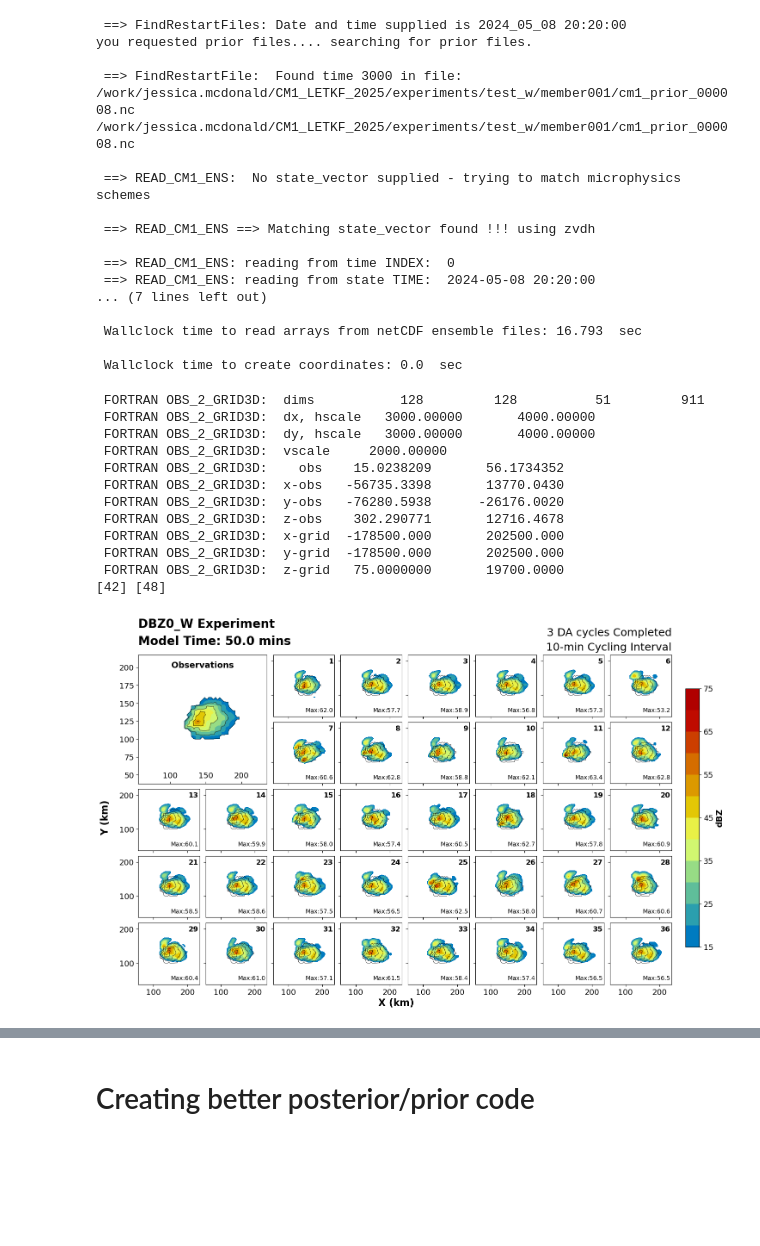
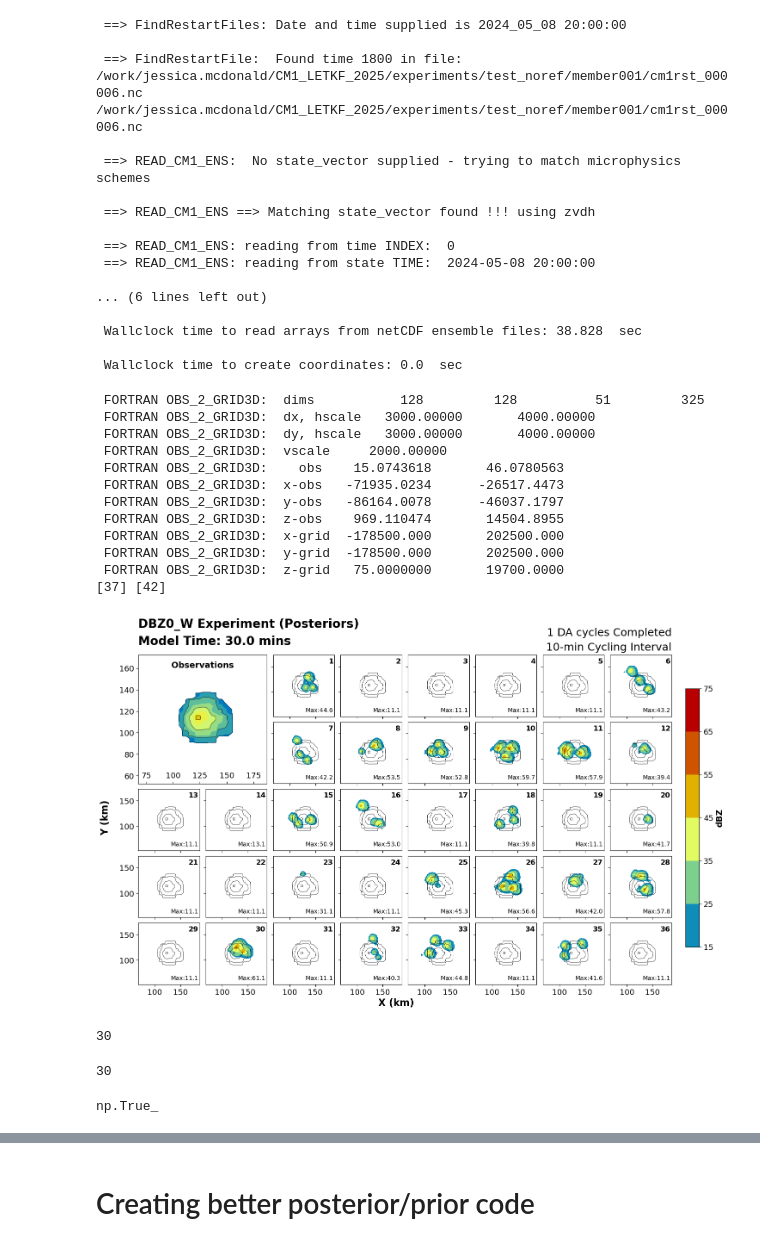
Before and after one commit to jessmcd/CM1_LETKF_2025, a Jupyter notebook: LETKF_testing.ipynb, the cells around one changed output, grey strips where cells are left out. Drawn from its saved outputs; the diff is of its cells as text; code cells hidden in the pictures; blank space fills up the shorter version.

```diff
--- a/LETKF_testing.ipynb
+++ b/LETKF_testing.ipynb
@@ -85,43 +86,45 @@ def silence_print(func, *args, **kwargs):
     with redirect_stdout(io.StringIO()) as f: # this just silences all the obnoxious output
         return func(*args, **kwargs)
 # %%
+PRIOR = False
+fpath = '/work/jessica.mcdonald/CM1_LETKF_2025/experiments/test_noref/'
+name = fpath.split('/')[-2]
+#myDTstring = '2024,05,08,20,05,00'
 
-fpath = '/work/jessica.mcdonald/CM1_LETKF_2025/experiments/test_w/'
-name = fpath.split('/')[-2]
-myDTstring = '2024,05,08,20,20,00'
+time = dt.datetime(2024,5,8,20,00)
 
 with open(f'{fpath}{name}.exp', 'rb') as f:
     exper = json.load(f)
-files, myDT = ens.FindRestartFiles(exper, myDTstring, ret_exp=False, prior=True)
+files, myDT = ens.FindRestartFiles(exper, time, ret_exp=False, prior=PRIOR)
 
 print(files[0])
 ens_state = ens.read_CM1_ens(files, exper, state_vector=None, DateTime=myDT, addmean=1) # the final member is the mean member!!!!
 ens.ens_CM1_coords(ens_state)
 # %% [output]
- ==> FindRestartFiles: Date and time supplied is 2024_05_08 20:20:00
-you requested prior files.... searching for prior files.
+ ==> FindRestartFiles: Date and time supplied is 2024_05_08 20:00:00
 
- ==> FindRestartFile:  Found time 3000 in file:  /work/jessica.mcdonald/CM1_LETKF_2025/experiments/test_w/member001/cm1_prior_000008.nc
-/work/jessica.mcdonald/CM1_LETKF_2025/experiments/test_w/member001/cm1_prior_000008.nc
+ ==> FindRestartFile:  Found time 1800 in file:  /work/jessica.mcdonald/CM1_LETKF_2025/experiments/test_noref/member001/cm1rst_000006.nc
+/work/jessica.mcdonald/CM1_LETKF_2025/experiments/test_noref/member001/cm1rst_000006.nc
 
  ==> READ_CM1_ENS:  No state_vector supplied - trying to match microphysics schemes
 
  ==> READ_CM1_ENS ==> Matching state_vector found !!! using zvdh
 
  ==> READ_CM1_ENS: reading from time INDEX:  0
- ==> READ_CM1_ENS: reading from state TIME:  2024-05-08 20:20:00
-... (7 lines left out)
+ ==> READ_CM1_ENS: reading from state TIME:  2024-05-08 20:00:00
 
- Wallclock time to read arrays from netCDF ensemble files: 16.793  sec
+... (6 lines left out)
+
+ Wallclock time to read arrays from netCDF ensemble files: 38.828  sec
 
  Wallclock time to create coordinates: 0.0  sec
 # %%
 
 ne = ens_state.ne
-height = .1 # in km
+height = 2 # in km
 cref = True
 obs = True
-plot_width = 180 # in km
+plot_width = 120#220 # in km
 smooth_obs = False
 
 fig, axes = plt.subplots(5,8, sharex=True, sharey=True, figsize=(16,10), subplot_kw={'aspect':'equal'})
@@ -161,8 +164,8 @@ yc, xc = np.where(smth == smth.max())
 
 # now shift
 # shift = 0 #km
-# xc = xc[0] + int(0/(ens_state.dx/1000))
-# yc = yc[0] + int(20/(ens_state.dy/1000))
+#xc = xc[0] - int(20/(ens_state.dx/1000))
+#yc = yc[0] + int(25/(ens_state.dy/1000))
 
 
 axbig.scatter(x[xc],y[yc])
@@ -187,7 +190,7 @@ for i,ax in enumerate(ax_list):
     if cref == True: dbz = ens_state['DBZ'][i,:].max(axis=0)
     else: dbz = ens_state['DBZ'][i,zi]
 
-    im=ax.contourf(x,y, dbz, cmap=ctables.REF_default, levels=np.arange(15,80,5))
+    im=ax.contourf(x,y, dbz, cmap=ctables.REF_default, levels=np.arange(15,80,10))
     #ax.contourf(x,y, dbz, colors=['C0'], levels=[5,100])
     ax.contour(x,y, obs, colors='k', levels=np.arange(15,80,10), linewidths=0.5)
     ax.text(0.98, .05, f'Max:{dbz.max():.1f}', va='bottom',ha='right', fontsize=10, transform=ax.transAxes)
@@ -201,39 +204,59 @@ cbar.set_label('dBZ', weight='bold')
 
 
 fig.text(0.5, 0.07, 'X (km)', ha='center', va='center', weight='bold', fontsize=16);
 fig.text(0.07,0.5, r'Y (km)', weight='bold', va='center', fontsize=16, rotation='vertical');
 
 freq = ens_state['experiment']['DA_PARAMS']['assim_freq']
 da_start = dt.datetime.strptime(ens_state['experiment']['DA_PARAMS']['DA_start_time'], '%Y-%m-%d %H:%M:%S')
 da_end = dt.datetime.strptime(ens_state['experiment']['DA_PARAMS']['DA_end_time'], '%Y-%m-%d %H:%M:%S')
 curr_time = ens_state['datetime'][0]
+
+text='(Posteriors)'
+if PRIOR:text = '(Priors)'
+
 if curr_time > da_end:
     ncycles = 1 + int((da_end - da_start).seconds/freq)
     forecast_len = int((curr_time - da_end).seconds/60)
     text_add = (f'; {forecast_len}-min Forecast')
+    text=''
 else:
-    ncycles = 1 + int((curr_time - da_start).seconds/freq)
+    ncycles = 1 + int(np.floor((curr_time - da_start).seconds/freq))
     text_add = ''
+
+    if PRIOR: ncycles -=1
+
+
 
 start = dt.datetime.strptime(ens_state['experiment']['date_time'], '%Y-%m-%d %H:%M:%S')
 
 model_time = (curr_time - start).seconds/60
-title = f'DBZ0_W Experiment\nModel Time: {model_time} mins{text_add}'
+title = f'DBZ0_W Experiment {text}\nModel Time: {model_time} mins{text_add}'
 axbig.set_title(title, fontsize=20, x=0, ha='left', weight='bold', y=1.05, linespacing=1.5);
 
 title2 = f'{ncycles} DA cycles Completed\n{int(freq/60)}-min Cycling Interval'
 axes[0,7].set_title(title2, linespacing=1.5, ha='right', x=1, y=1.02);
 # %% [output]
- FORTRAN OBS_2_GRID3D:  dims           128         128          51         911
+ FORTRAN OBS_2_GRID3D:  dims           128         128          51         325
  FORTRAN OBS_2_GRID3D:  dx, hscale   3000.00000       4000.00000
  FORTRAN OBS_2_GRID3D:  dy, hscale   3000.00000       4000.00000
  FORTRAN OBS_2_GRID3D:  vscale     2000.00000
- FORTRAN OBS_2_GRID3D:    obs    15.0238209       56.1734352
- FORTRAN OBS_2_GRID3D:  x-obs   -56735.3398       13770.0430
- FORTRAN OBS_2_GRID3D:  y-obs   -76280.5938      -26176.0020
- FORTRAN OBS_2_GRID3D:  z-obs    302.290771       12716.4678
+ FORTRAN OBS_2_GRID3D:    obs    15.0743618       46.0780563
+ FORTRAN OBS_2_GRID3D:  x-obs   -71935.0234      -26517.4473
+ FORTRAN OBS_2_GRID3D:  y-obs   -86164.0078      -46037.1797
+ FORTRAN OBS_2_GRID3D:  z-obs    969.110474       14504.8955
  FORTRAN OBS_2_GRID3D:  x-grid  -178500.000       202500.000
  FORTRAN OBS_2_GRID3D:  y-grid  -178500.000       202500.000
  FORTRAN OBS_2_GRID3D:  z-grid   75.0000000       19700.0000
-[42] [48]
+[37] [42]
-[figure, old version]
+[figure, new version]
+# %%
+me = 5
+m = 6
+
+(m-1)*me+1 + me-1
+# %% [output]
+30
+# %%
+(m) *me
+# %% [output]
+30
@@ -239,0 +267,4 @@ axes[0,7].set_title(title2, linespacing=1.5, ha='right', x=1, y=1.02);
+# %%
+np.any((test.Hxf.values[test.kind==13] == 0.0) == False)
+# %% [output]
+np.True_
```
Also changed, not shown: parts of 12 cells of this notebook, 40 other files.
